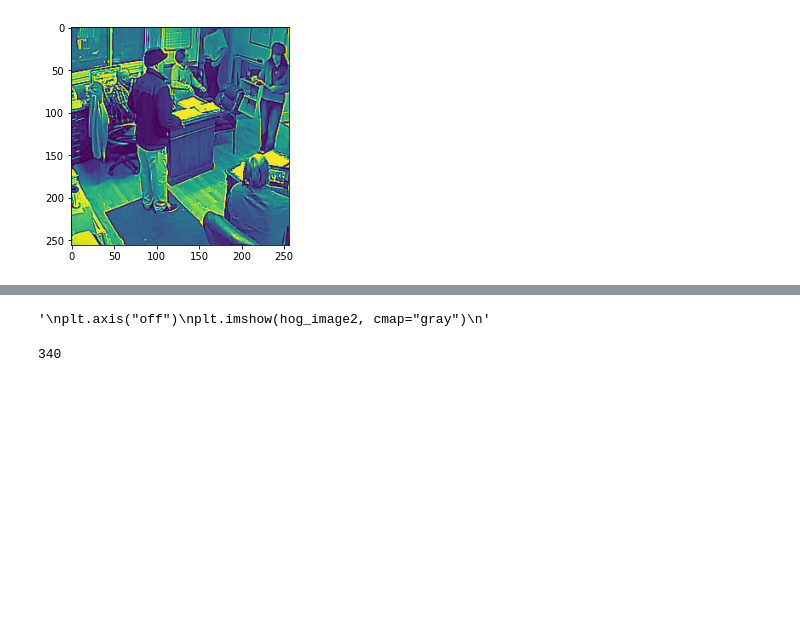
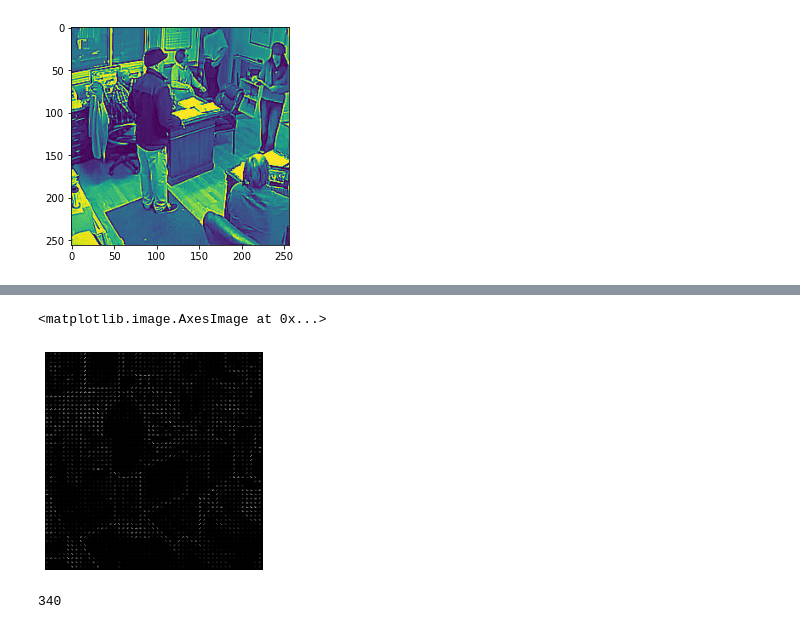
Before and after one commit to divyakumar95/HumanCount, a Jupyter notebook: MachineLearning-CA01.ipynb, the cells around one changed output, grey strips where cells are left out. Cells and saved outputs as stored; diff of their text form; code cells hidden in the pictures; blank space fills up the shorter version.

```diff
--- a/MachineLearning-CA01.ipynb
+++ b/MachineLearning-CA01.ipynb
@@ -54,9 +49,11 @@ plt.imshow(hog_image1, cmap="gray")
 # %%
-"""
+#creating hog2 features
+fd, hog_image2 = hog(img2, orientations=9, pixels_per_cell=(5, 5),
+                	cells_per_block=(10, 10), visualize=True)#, multichannel=True)
 plt.axis("off")
 plt.imshow(hog_image2, cmap="gray")
-"""
 # %% [output]
-'\nplt.axis("off")\nplt.imshow(hog_image2, cmap="gray")\n'
+<matplotlib.image.AxesImage at 0x...>
+[figure, added]
 # %%
 #print(fd.shape)
```
Also changed, not shown: parts of 42 cells of this notebook.
